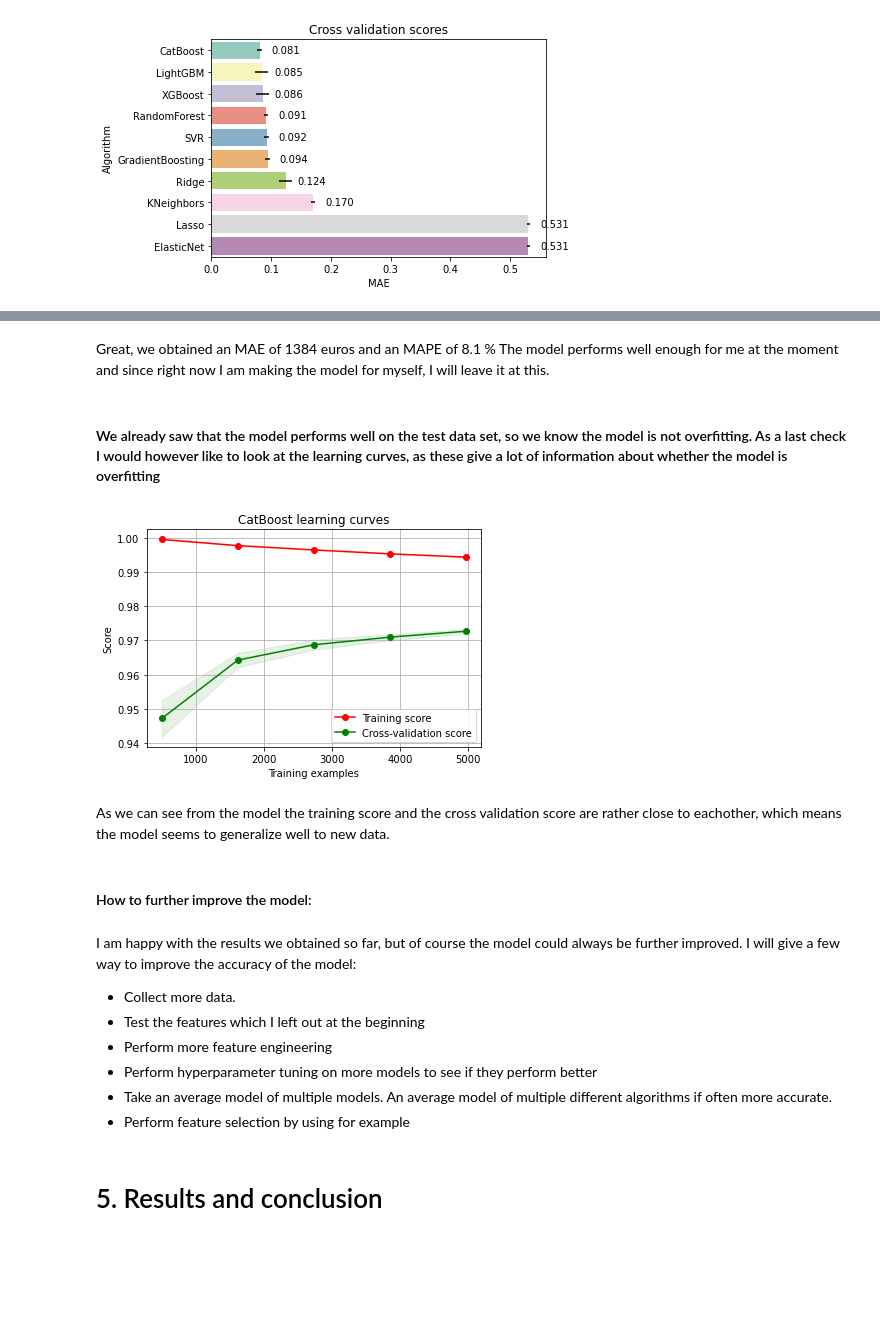
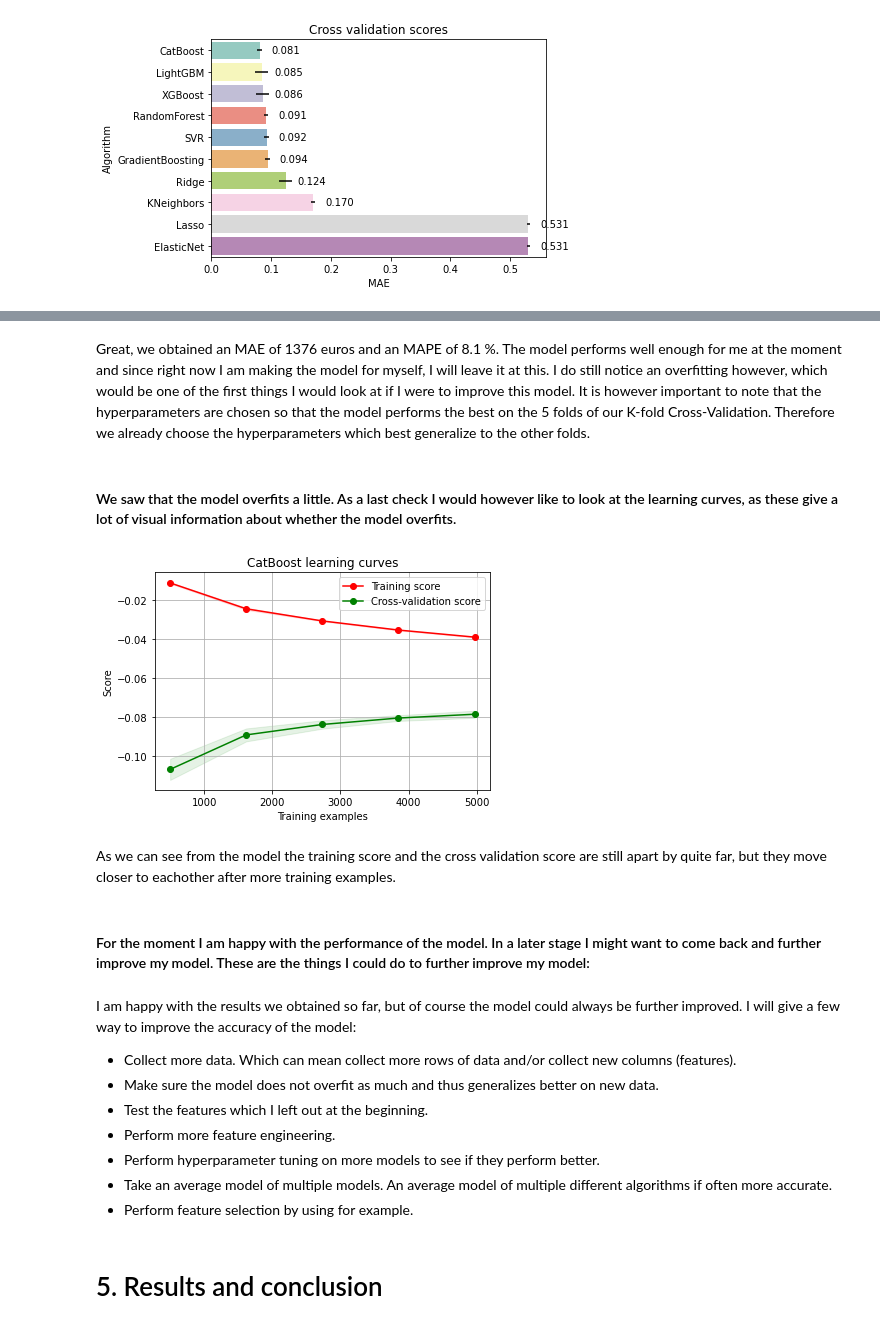
Before and after one commit to aswinhofsteenge/Car-prices, a Jupyter notebook: Car prices.ipynb, the cells around one changed output, grey strips where cells are left out. Saved outputs shown, nothing was run; the diff lists cells and outputs as text; code cells hidden in the pictures; blank space fills up the shorter version.

Commit message:
My second commit, making a few small additions

```diff
--- a/Car prices.ipynb
+++ b/Car prices.ipynb
@@ -1010,9 +1012,9 @@ It appears that the best performing model without any parameter tuning is CatBoo
 # We perform hyperparameter tuning on the test dataset using RandomizedSearchCV
 # I chose to use RandomizedGridsearch to reduce compute time and as this will normally give a result equal or close to
 # the best possible result
-cat = catboost.CatBoostRegressor()
+cat = catboost.CatBoostRegressor(silent=True)
 
-cat_param_grid = {'depth'         : [7,8,9],
+cat_param_grid = {'depth'         : [6,8,10],
                   'iterations'    : [2500]}
 
 gscat = GridSearchCV(cat ,param_grid = cat_param_grid, cv=5, scoring="neg_mean_absolute_error",
@@ -1021,6 +1023,7 @@ gscat = GridSearchCV(cat ,param_grid = cat_param_grid, cv=5, scoring="neg_mean_a
 gscat.fit(x_train,y_train)
 
 best_model = gscat.best_estimator_
+print(f'The best performing hyperparameters are: {gscat.best_params_}')
 # %% [output]
 Fitting 5 folds for each of 3 candidates, totalling 15 fits
 [Parallel(n_jobs=4)]: Using backend LokyBackend with 4 concurrent workers.
@@ -1069,56 +1040,57 @@ The model has an MAPE of: 8.074422185110839% after transforming the price back
 <catboost.core.CatBoostRegressor at 0x...>
 # %% [markdown]
-Great, we obtained an MAE of 1384 euros and an MAPE of 8.1 % The model performs well enough for me at the moment and since right now I am making the model for myself, I will leave it at this.
+Great, we obtained an MAE of 1376 euros and an MAPE of 8.1 %. The model performs well enough for me at the moment and since right now I am making the model for myself, I will leave it at this. I do still notice an overfitting however, which would be one of the first things I would look at if I were to improve this model. It is however important to note that the hyperparameters are chosen so that the model performs the best on the 5 folds of our K-fold Cross-Validation. Therefore we already choose the hyperparameters which best generalize to the other folds.
 # %% [markdown]
-#### We already saw that the model performs well on the test data set, so we know the model is not overfitting. As a last check I would however like to look at the learning curves, as these give a lot of information about whether the model is overfitting
+#### We saw that the model overfits a little. As a last check I would however like to look at the learning curves, as these give a lot of visual information about whether the model overfits.
 # %%
 # We define a function which lets us plot learning curves
 def plot_learning_curve(estimator, title, X, y, ylim=None, cv=None,
                         n_jobs=-1, train_sizes=np.linspace(.1, 1.0, 5)):
     """Generate a simple plot of the test and training learning curve"""
     plt.figure()
     plt.title(title)
     if ylim is not None:
         plt.ylim(*ylim)
     plt.xlabel("Training examples")
     plt.ylabel("Score")
     train_sizes, train_scores, test_scores = learning_curve(
-        estimator, X, y, n_jobs=n_jobs, train_sizes=train_sizes)
+        estimator, X, y, n_jobs=n_jobs, train_sizes=train_sizes, scoring = 'neg_mean_absolute_error')
     train_scores_mean = np.mean(train_scores, axis=1)
     train_scores_std = np.std(train_scores, axis=1)
     test_scores_mean = np.mean(test_scores, axis=1)
     test_scores_std = np.std(test_scores, axis=1)
     plt.grid()
 
     plt.fill_between(train_sizes, train_scores_mean - train_scores_std,
                      train_scores_mean + train_scores_std, alpha=0.1,
                      color="r")
     plt.fill_between(train_sizes, test_scores_mean - test_scores_std,
                      test_scores_mean + test_scores_std, alpha=0.1, color="g")
     plt.plot(train_sizes, train_scores_mean, 'o-', color="r",
              label="Training score")
     plt.plot(train_sizes, test_scores_mean, 'o-', color="g",
              label="Cross-validation score")
 
     plt.legend(loc="best")
     return plt
 
 g = plot_learning_curve(best_model,"CatBoost learning curves",x_train,y_train)
 # %% [output]
-[figure, old version]
+[figure, new version]
 # %% [markdown]
-As we can see from the model the training score and the cross validation score are rather close to eachother, which means the model seems to generalize well to new data.
+As we can see from the model the training score and the cross validation score are still apart by quite far, but they move closer to eachother after more training examples.
-# %% [markdown]
-#### How to further improve the model:
+# %% [markdown]
+#### For the moment I am happy with the performance of the model. In a later stage I might want to come back and further improve my model. These are the things I could do to further improve my model:
 # %% [markdown]
 I am happy with the results we obtained so far, but of course the model could always be further improved. I will give a few way to improve the accuracy of the model:
 <ul>
- <li>Collect more data.</li>
- <li>Test the features which I left out at the beginning</li>
-     <li>Perform more feature engineering</li>
- <li>Perform hyperparameter tuning on more models to see if they perform better</li>
+ <li>Collect more data. Which can mean collect more rows of data and/or collect new columns (features).</li>
+    <li>Make sure the model does not overfit as much and thus generalizes better on new data.</li>
+ <li>Test the features which I left out at the beginning.</li>
+     <li>Perform more feature engineering.</li>
+ <li>Perform hyperparameter tuning on more models to see if they perform better.</li>
  <li>Take an average model of multiple models. An average model of multiple different algorithms if often more accurate.</li>
- <li>Perform feature selection by using for example </li>
+ <li>Perform feature selection by using for example. </li>
 # %% [markdown]
 # 5. Results and conclusion
 # %% [markdown]
```
Also changed, not shown: parts of 45 cells of this notebook.
